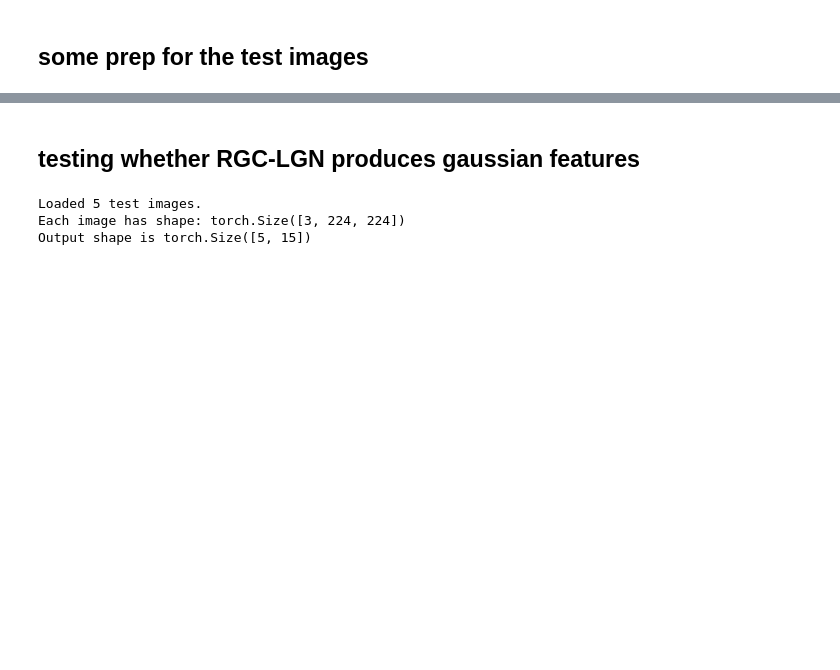
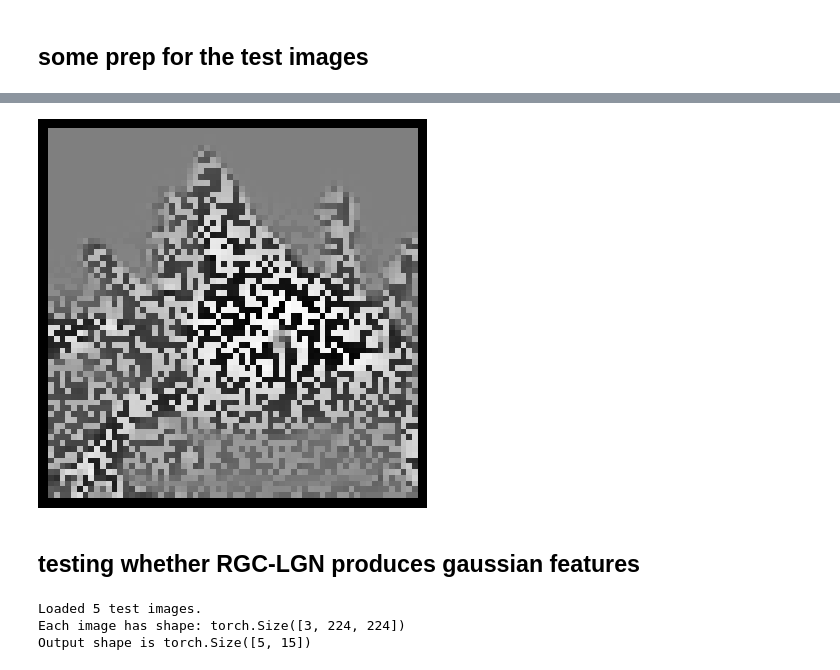
Before and after one commit to MarioDipoppa/thalamocortical_powerlaw, a Jupyter notebook: testing.ipynb, the cells around one changed output, grey strips where cells are left out. Drawn from its saved outputs; the diff is of its cells as text; code cells hidden in the pictures; blank space fills up the shorter version.

```diff
--- a/testing.ipynb
+++ b/testing.ipynb
@@ -16,3 +22,13 @@ plt.imshow(cv2.cvtColor(test_img, cv2.COLOR_BGR2RGB))
+# %%
+model = TCE(input_dim=(224,224), lgn_dim=(64,64), v1_dim=1024, device="cpu")
+img_tensor = torch.Tensor(test_img / 255.)
+lgn_rep = model(img_tensor)
+# %%
+plt.imshow(lgn_rep, cmap="gray")
+plt.axis("off")
+plt.show()
+# %% [output]
+[figure, added]
 # %%
 # resize the test images so they are consistent
 import glob
```
Also changed, not shown: parts of 3 cells of this notebook, 1 other file.
